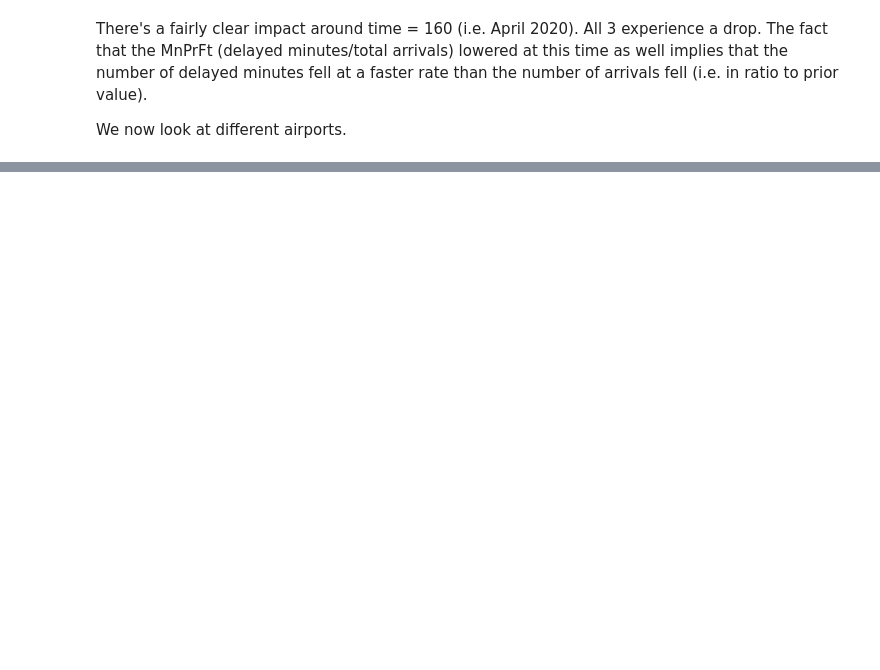
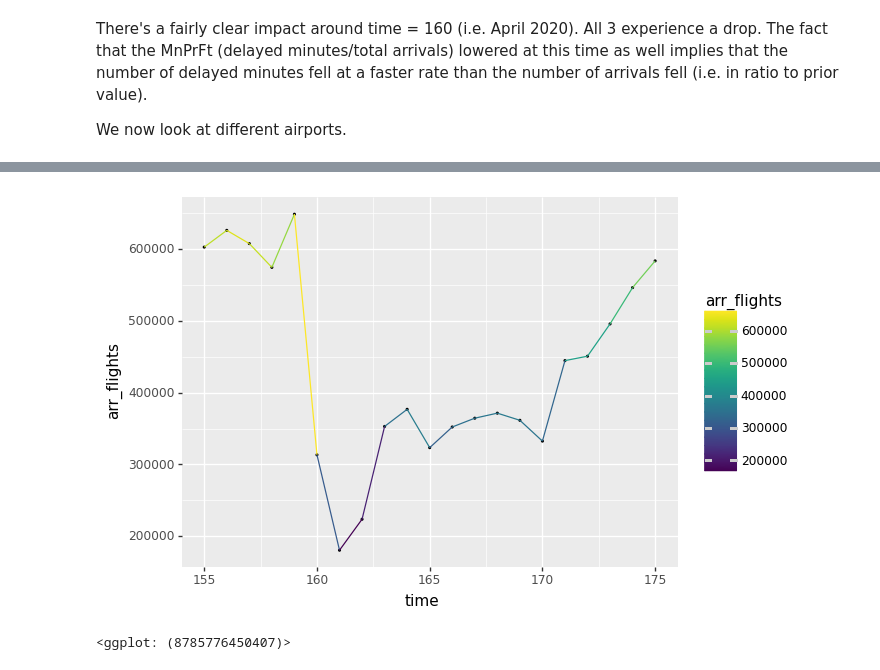
Before and after one commit to acsuf/US_Flight_Delays, a Jupyter notebook: python-project.ipynb, the cells around one changed output, grey strips where cells are left out. Saved outputs shown, nothing was run; the diff lists cells and outputs as text; code cells hidden in the pictures; blank space fills up the shorter version.

```diff
--- a/python-project.ipynb
+++ b/python-project.ipynb
@@ -227,0 +43,7 @@ def plotcarOTmpf(lowT,hiT, df, N):
+# %%
+## Next, we look at plots for total arrivals per month
+
+plotTLineaf(155,175,df)
+# %% [output]
+[figure, added]
+<ggplot: (8785776450407)>
```
Also changed, not shown: parts of 42 cells of this notebook, 1 other file.
